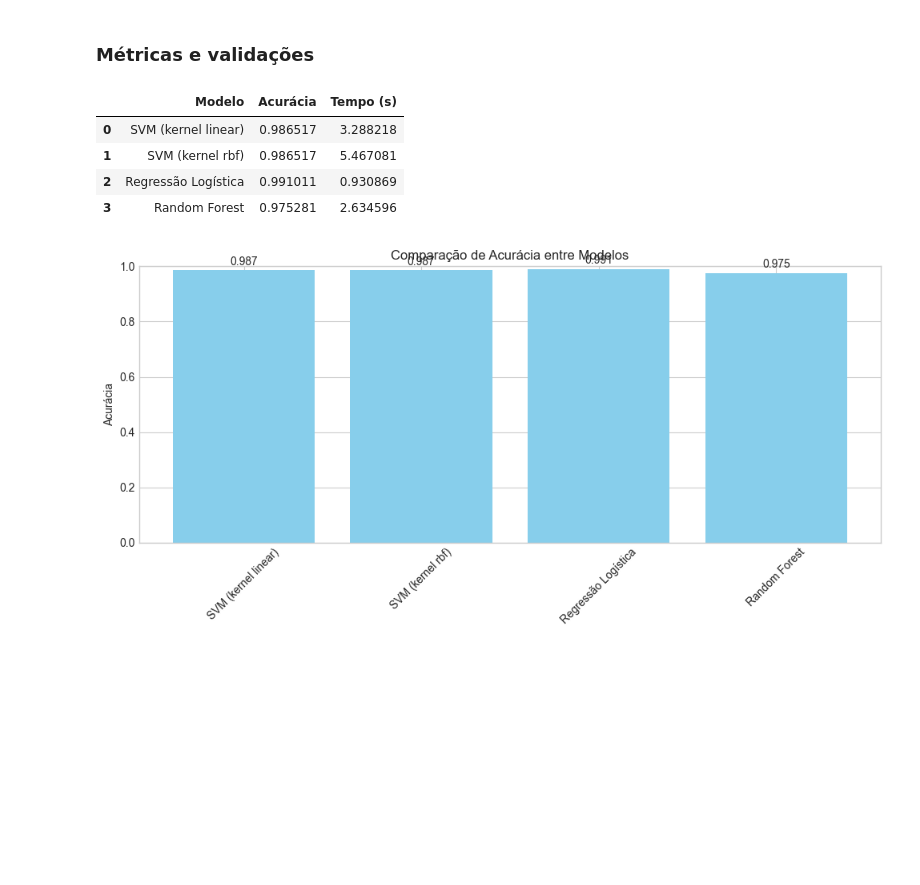
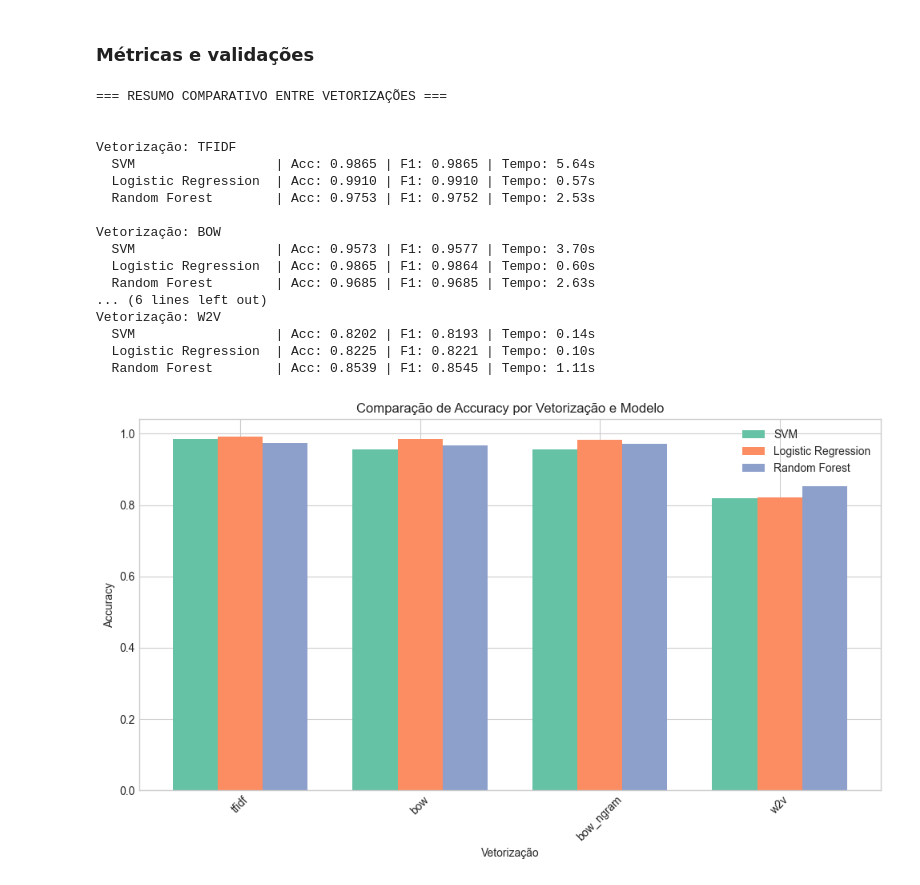
Before and after one commit to LMRocha/NLP_BBC-News-Classification, a Jupyter notebook: bbc_news_classification.ipynb, the cells around one changed output. Saved outputs shown, nothing was run; the diff lists cells and outputs as text; code cells hidden in the pictures; blank space fills up the shorter version.

```diff
--- a/bbc_news_classification.ipynb
+++ b/bbc_news_classification.ipynb
@@ -503,11 +536,12 @@ plot_bar_frequencia(processed_text_lemmatize)
 # %% [markdown]
 ### Vetorização
 # %%
+bow_ngram_model = CountVectorizer(ngram_range=(1,1), max_features=5000)
 X = {
     'tfidf': vetorizer_tfidf(processed_text_lemmatize),
     'bow': vetorizer_bow(processed_text_lemmatize),
-    'bow_ngram': vetorizer_bow_ngrams(processed_text_lemmatize, 2, 2),
-    'w2v': vetorizer_word2vec(processed_text_lemmatize)
+    'bow_ngram': vetorizer_bow_ngrams(processed_text_lemmatize,bow_ngram_model),
+    'w2v': vetorizer_word2vec([text.split() for text in processed_text_lemmatize], vector_size=100, window=5, min_count=5)
 }
 # %% [markdown]
 #### Implementação da busca por similaridade
@@ -687,12 +736,8 @@ Grau médio: 24.00
 # %%
-X_train, X_test, y_train, y_test = train_test_split(
-    X['tfidf'], y,
-    test_size=0.2,
-    random_state=SEED,
-    stratify=y  # Maintain class distribution
-)
-
-print(f"Treino: {X_train.shape[0]} samples")
-print(f"Teste: {X_test.shape[0]} samples")
-print(f"\nDistribuição de classes - Treino:\n{pd.Series(y_train).value_counts()}")
-print(f"\Distribuição de classes - Teste:\n{pd.Series(y_test).value_counts()}")
+models = [
+    ('SVM', SVC(random_state=SEED)),
+    ('Logistic Regression', LogisticRegression(random_state=SEED, max_iter=1000)),
+    ('Random Forest', RandomForestClassifier(random_state=SEED))
+]
+y = df['category'].dropna().tolist()
+results_by_vectorizer = {}
@@ -719,10 +743,0 @@ Name: count, dtype: int64
-# %%
-models = [
-    ('SVM (kernel linear)', SVC(kernel='linear', random_state=SEED)),
-    ('SVM (kernel rbf)', SVC(kernel='rbf', random_state=SEED)),
-    ('Regressão Logística', LogisticRegression(max_iter=1000, random_state=SEED)),
-    ('Random Forest', RandomForestClassifier(n_estimators=100, random_state=SEED))
-]
-
-# Chamar a função de treinamento e avaliação
-results = treino_e_validacao(models, X_train, y_train, X_test, y_test)
@@ -758,12 +805,31 @@ metrics_df = pd.DataFrame([
-# %%
-metrics_df
-# %% [output]
-|  | Modelo | Acurácia | Tempo (s) |
-| 0 | SVM (kernel linear) | 0.986517 | 3.288218 |
-| 1 | SVM (kernel rbf) | 0.986517 | 5.467081 |
-| 2 | Regressão Logística | 0.991011 | 0.930869 |
-| 3 | Random Forest | 0.975281 | 2.634596 |
 # %%
-plot_validacao_modelos(metrics_df)
+print("\n\n=== RESUMO COMPARATIVO ===\n")
+for vec_name, res in results_by_vectorizer.items():
+    print(f"\nVetorização: {vec_name.upper()}")
+    for model_name, metrics in res.items():
+        print(f"  {model_name:20} | Acc: {metrics['accuracy']:.4f} | F1: {metrics['f1']:.4f} | Tempo: {metrics['training_time']:.2f}s")
+
+vectorizers = list(results_by_vectorizer.keys())
+model_names = [m[0] for m in models]
+metrics = ['accuracy', 'precision', 'recall', 'f1']
+
+plot_comparison_results(results_by_vectorizer,vectorizers,model_names,metrics)
 # %% [output]
+=== RESUMO COMPARATIVO ENTRE VETORIZAÇÕES ===
+
+
+Vetorização: TFIDF
+  SVM                  | Acc: 0.9865 | F1: 0.9865 | Tempo: 5.64s
+  Logistic Regression  | Acc: 0.9910 | F1: 0.9910 | Tempo: 0.57s
+  Random Forest        | Acc: 0.9753 | F1: 0.9752 | Tempo: 2.53s
+
+Vetorização: BOW
+  SVM                  | Acc: 0.9573 | F1: 0.9577 | Tempo: 3.70s
+  Logistic Regression  | Acc: 0.9865 | F1: 0.9864 | Tempo: 0.60s
+  Random Forest        | Acc: 0.9685 | F1: 0.9685 | Tempo: 2.63s
+... (6 lines left out)
+Vetorização: W2V
+  SVM                  | Acc: 0.8202 | F1: 0.8193 | Tempo: 0.14s
+  Logistic Regression  | Acc: 0.8225 | F1: 0.8221 | Tempo: 0.10s
+  Random Forest        | Acc: 0.8539 | F1: 0.8545 | Tempo: 1.11s
-[figure, old version]
+[figure, new version]
```
Also changed, not shown: parts of 16 cells of this notebook, 2 other files.
